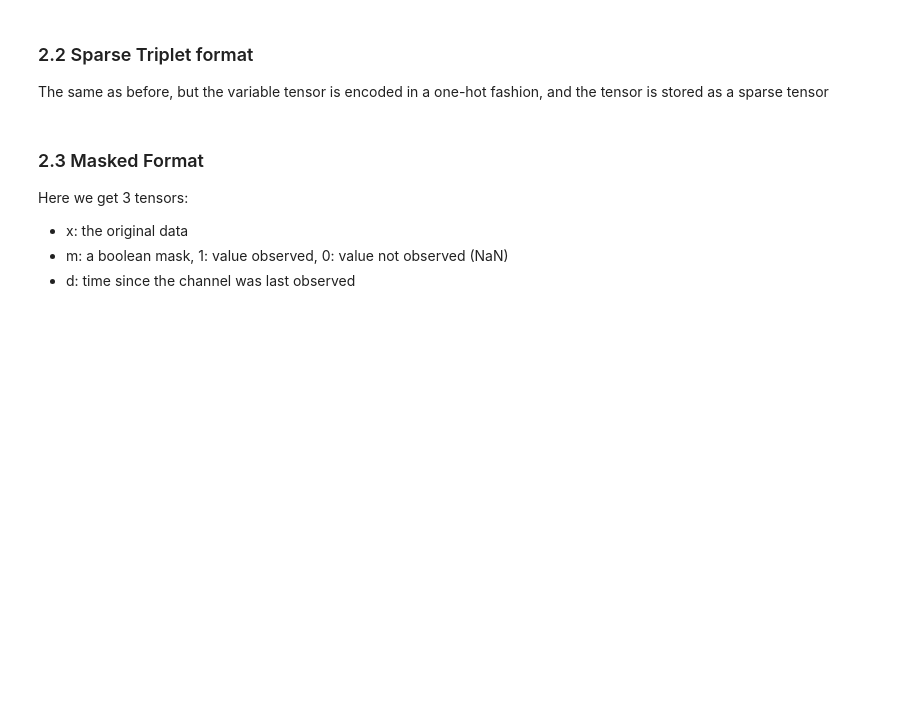
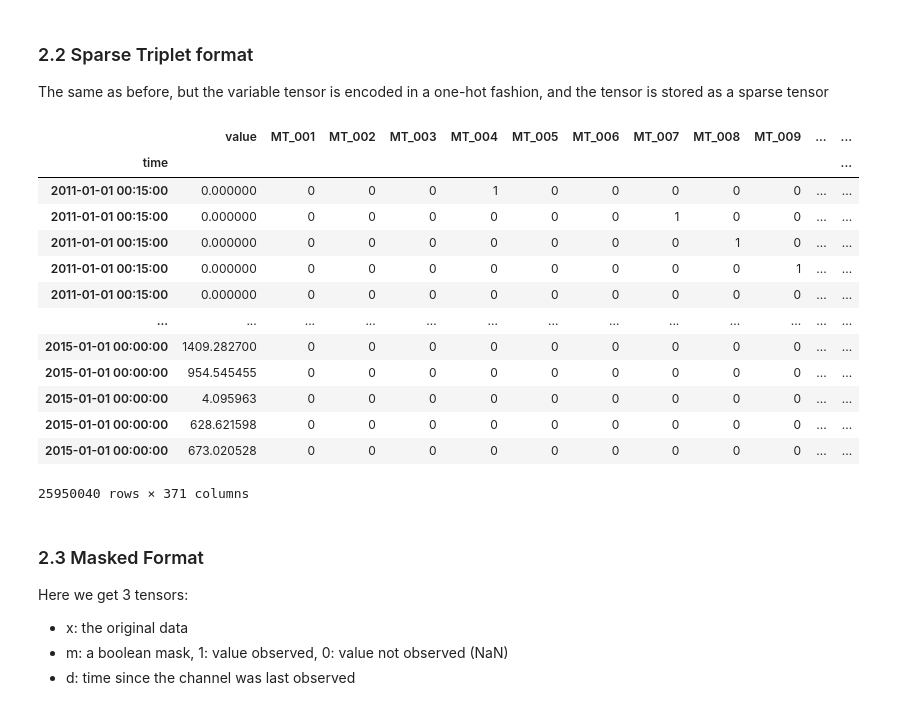
Before and after one commit to randolf-scholz/tsdm, a Jupyter notebook: dev/demo.ipynb, the cells around one changed output. Cells and saved outputs as stored; diff of their text form; code cells hidden in the pictures; blank space fills up the shorter version.

```diff
--- a/dev/demo.ipynb
+++ b/dev/demo.ipynb
@@ -24,8 +77,23 @@ dense_x
 
 The same as before, but the variable tensor is encoded in a one-hot fashion, and the tensor is stored as a sparse tensor
 # %%
-sparse_x = tsdm.util.make_sparse_triplets(x)
+sparse_x = tsdm.encoders.make_sparse_triplets(x)
 sparse_x
+# %% [output]
+|  | value | MT_001 | MT_002 | MT_003 | MT_004 | MT_005 | MT_006 | MT_007 | MT_008 | MT_009 | ... | ... |
+| time |  |  |  |  |  |  |  |  |  |  |  | ... |
+| 2011-01-01 00:15:00 | 0.000000 | 0 | 0 | 0 | 1 | 0 | 0 | 0 | 0 | 0 | ... | ... |
+| 2011-01-01 00:15:00 | 0.000000 | 0 | 0 | 0 | 0 | 0 | 0 | 1 | 0 | 0 | ... | ... |
+| 2011-01-01 00:15:00 | 0.000000 | 0 | 0 | 0 | 0 | 0 | 0 | 0 | 1 | 0 | ... | ... |
+| 2011-01-01 00:15:00 | 0.000000 | 0 | 0 | 0 | 0 | 0 | 0 | 0 | 0 | 1 | ... | ... |
+| 2011-01-01 00:15:00 | 0.000000 | 0 | 0 | 0 | 0 | 0 | 0 | 0 | 0 | 0 | ... | ... |
+| ... | ... | ... | ... | ... | ... | ... | ... | ... | ... | ... | ... | ... |
+| 2015-01-01 00:00:00 | 1409.282700 | 0 | 0 | 0 | 0 | 0 | 0 | 0 | 0 | 0 | ... | ... |
+| 2015-01-01 00:00:00 | 954.545455 | 0 | 0 | 0 | 0 | 0 | 0 | 0 | 0 | 0 | ... | ... |
+| 2015-01-01 00:00:00 | 4.095963 | 0 | 0 | 0 | 0 | 0 | 0 | 0 | 0 | 0 | ... | ... |
+| 2015-01-01 00:00:00 | 628.621598 | 0 | 0 | 0 | 0 | 0 | 0 | 0 | 0 | 0 | ... | ... |
+| 2015-01-01 00:00:00 | 673.020528 | 0 | 0 | 0 | 0 | 0 | 0 | 0 | 0 | 0 | ... | ... |
+25950040 rows × 371 columns
 # %% [markdown]
 ### 2.3 Masked Format
 
```
Also changed, not shown: parts of 7 cells of this notebook, 41 other files.
